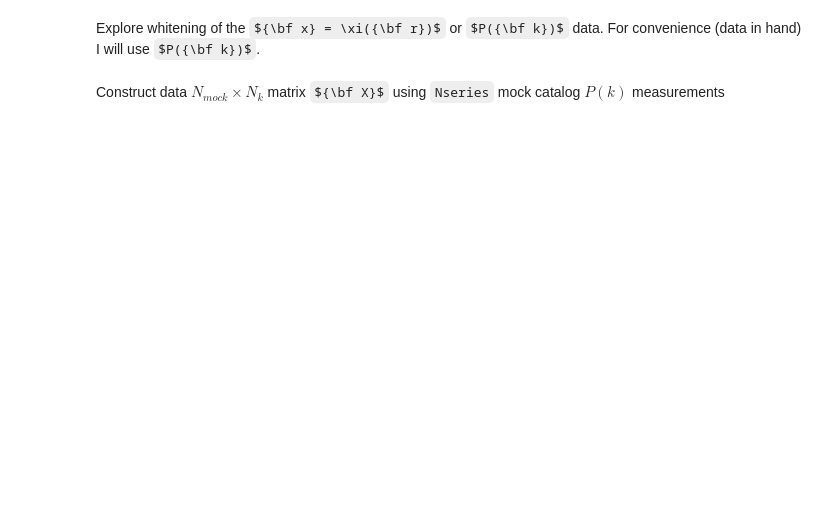
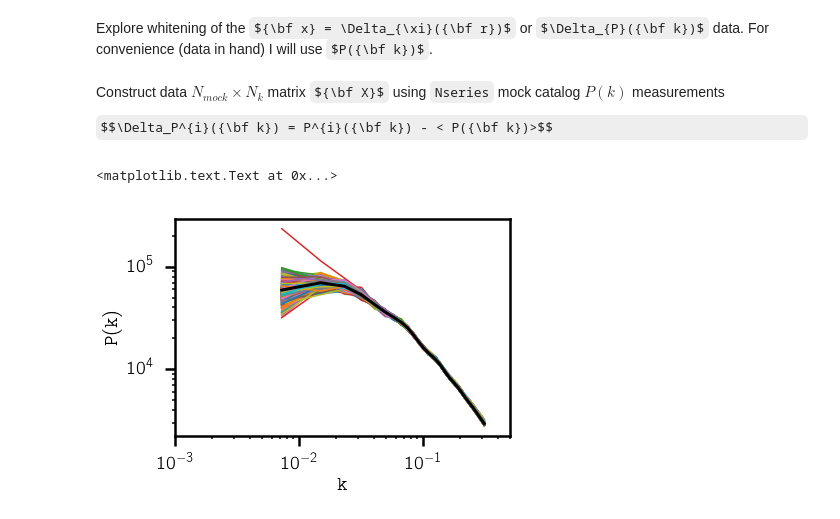
Before and after one commit to changhoonhahn/nonGaussLike, a Jupyter notebook: nongausslike/notebook/whiten.ipynb, the cells around one changed output. Saved outputs shown, nothing was run; the diff lists cells and outputs as text; code cells hidden in the pictures; some formulas as TeX source; blank space fills up the shorter version.

Commit message:
significant progress made in whiten.ipynb; better understanding of project

```diff
--- a/nongausslike/notebook/whiten.ipynb
+++ b/nongausslike/notebook/whiten.ipynb
@@ -1,4 +1,4 @@
 # %% [markdown]
-Explore whitening of the ${\bf x} = \xi({\bf r})$ or $P({\bf k})$ data. For convenience (data in hand) I will use $P({\bf k})$.
+Explore whitening of the ${\bf x} = \Delta_{\xi}({\bf r})$ or $\Delta_{P}({\bf k})$ data. For convenience (data in hand) I will use $P({\bf k})$.
 # %%
 import numpy as np
@@ -13,5 +15,7 @@ from ChangTools.plotting import prettycolors
 % matplotlib inline
 # %% [markdown]
 Construct data $N_{mock} \times N_{k}$ matrix ${\bf X}$ using `Nseries` mock catalog $P(k)$ measurements
+
+$$\Delta_P^{i}({\bf k}) = P^{i}({\bf k}) - < P({\bf k})>$$
 # %%
 pkay = Data.Pk()
@@ -24,3 +34,20 @@ for i in range(1,85):
+# %%
+# check X
+prettyplot()
+pretty_colors = prettycolors()
+fig = plt.figure()
+sub = fig.add_subplot(111)
+for i in range(pks.shape[1]):
+    sub.plot(k, pks[:,i])
+sub.plot(k, mu_pk, c='k', lw=3)
+sub.set_xscale('log')
+sub.set_xlim([1e-3, 0.5])
+sub.set_xlabel('$\mathtt{k}$', fontsize=20)
+sub.set_yscale('log')
+sub.set_ylabel('$\mathtt{P(k)}$', fontsize=20)
+# %% [output]
+<matplotlib.text.Text at 0x...>
+[figure, added]
 # %%
 # check X
 prettyplot()
```
Also changed, not shown: parts of 24 cells of this notebook, 2 other files.
